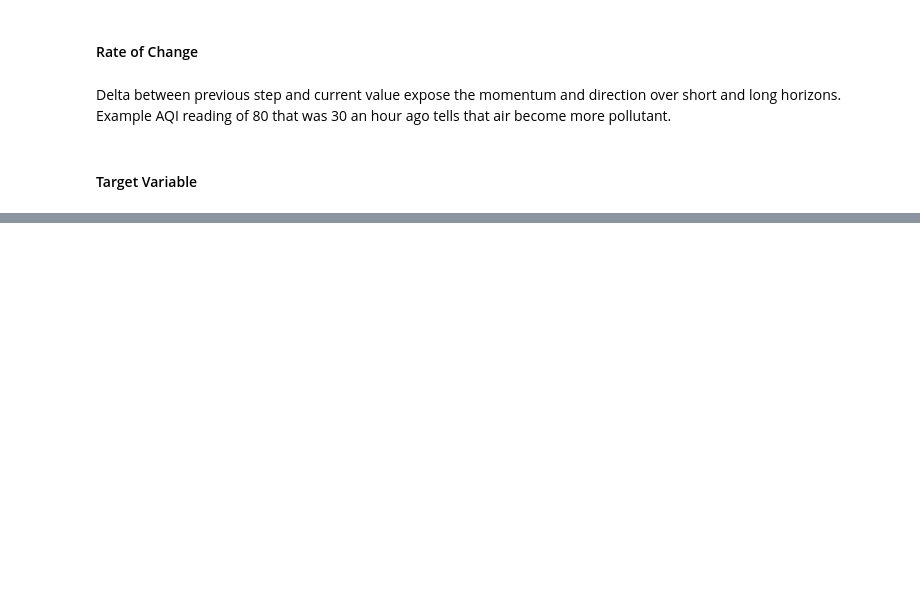
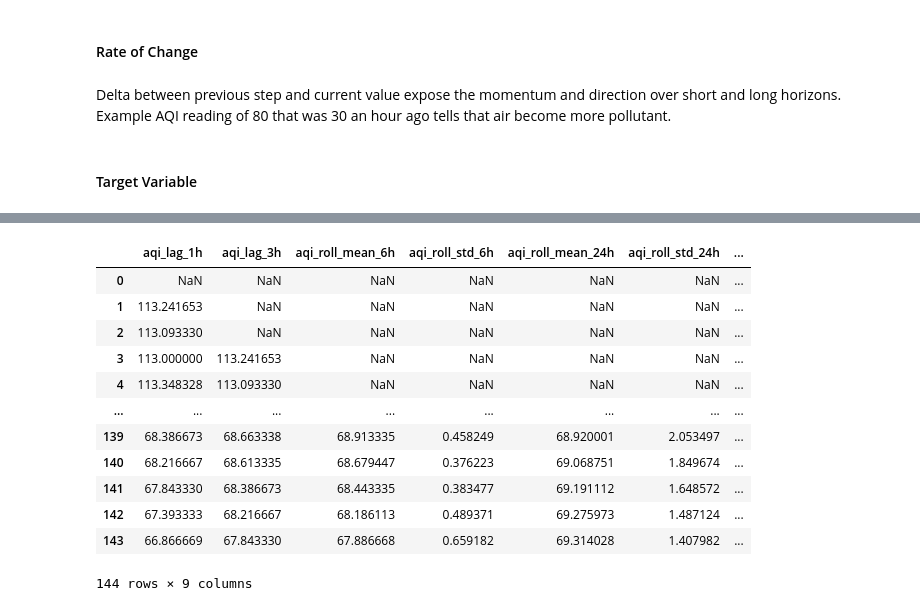
Before and after one commit to mansoor02-dev/pearls-aqi-predictor, a Jupyter notebook: notebooks/02_feature_engineering.ipynb, the cells around one changed output, grey strips where cells are left out. Drawn from its saved outputs; the diff is of its cells as text; code cells hidden in the pictures; blank space fills up the shorter version.

```diff
--- a/notebooks/02_feature_engineering.ipynb
+++ b/notebooks/02_feature_engineering.ipynb
@@ -129,0 +130,16 @@ df.describe()
+# %%
+df.loc[:, df.isna().any()]
+# %% [output]
+|  | aqi_lag_1h | aqi_lag_3h | aqi_roll_mean_6h | aqi_roll_std_6h | aqi_roll_mean_24h | aqi_roll_std_24h | ... |
+| 0 | NaN | NaN | NaN | NaN | NaN | NaN | ... |
+| 1 | 113.241653 | NaN | NaN | NaN | NaN | NaN | ... |
+| 2 | 113.093330 | NaN | NaN | NaN | NaN | NaN | ... |
+| 3 | 113.000000 | 113.241653 | NaN | NaN | NaN | NaN | ... |
+| 4 | 113.348328 | 113.093330 | NaN | NaN | NaN | NaN | ... |
+| ... | ... | ... | ... | ... | ... | ... | ... |
+| 139 | 68.386673 | 68.663338 | 68.913335 | 0.458249 | 68.920001 | 2.053497 | ... |
+| 140 | 68.216667 | 68.613335 | 68.679447 | 0.376223 | 69.068751 | 1.849674 | ... |
+| 141 | 67.843330 | 68.386673 | 68.443335 | 0.383477 | 69.191112 | 1.648572 | ... |
+| 142 | 67.393333 | 68.216667 | 68.186113 | 0.489371 | 69.275973 | 1.487124 | ... |
+| 143 | 66.866669 | 67.843330 | 67.886668 | 0.659182 | 69.314028 | 1.407982 | ... |
+144 rows × 9 columns
```
Also changed, not shown: parts of 6 cells of this notebook, 3 other files.
